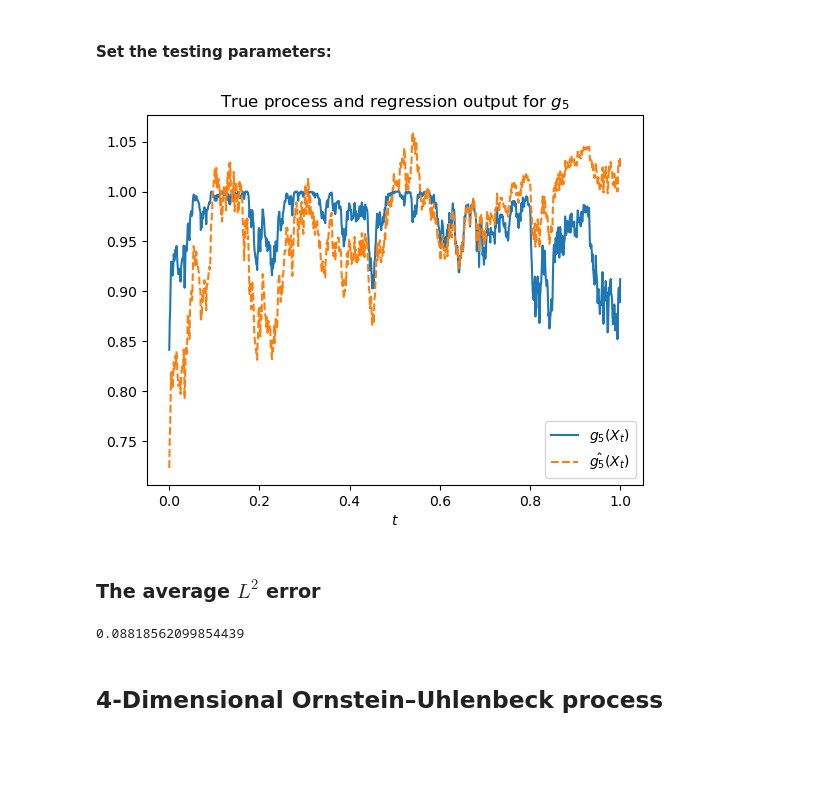
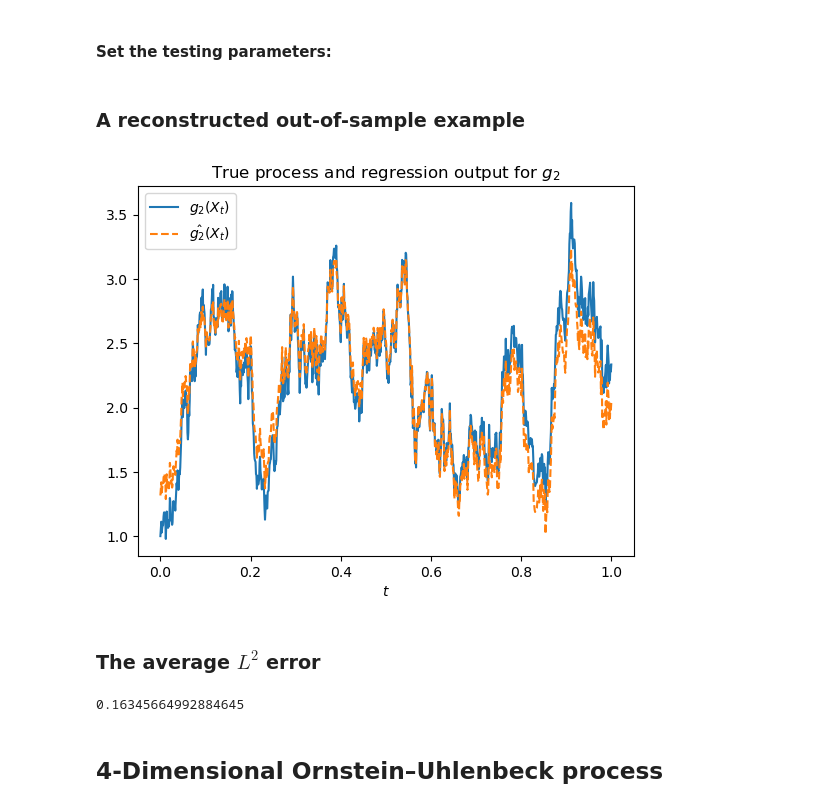
Before and after one commit to vdrvar/signature_randomization_differential-equations, a Jupyter notebook: main_notebook_simulations.ipynb, the cells around one changed output. Drawn from its saved outputs; the diff is of its cells as text; code cells hidden in the pictures; blank space fills up the shorter version.

```diff
--- a/main_notebook_simulations.ipynb
+++ b/main_notebook_simulations.ipynb
@@ -253,7 +253,7 @@ Finally, we simulate new, unseen $N_{test}$ samples and compare the values of $g
 # %% [markdown]
 #### Set the target function:
 # %%
-target_func = g5
+target_func = g2
 # %% [markdown]
 #### Set the training parameters:
 # %%
@@ -331,21 +331,23 @@ for i_test in range(n_test):
     target = target_func(Y)
     Y_pred_3 = model3.predict(Z)
     error_list.append(np.linalg.norm(target-Y_pred_3)/np.linalg.norm(target))
+# %% [markdown]
+### A reconstructed out-of-sample example
 # %%
 plt.plot(x_axis, target)
 plt.plot(x_axis, Y_pred_3, '--')
-plt.title("True process and regression output for $g_5$")
+plt.title("True process and regression output for $g_2$")
 plt.xlabel("$t$")
-plt.gca().legend(('$g_5(X_t)$','$\hat{g_5}(X_t)$'))
+plt.gca().legend(('$g_2(X_t)$','$\hat{g_2}(X_t)$'))
 plt.show()
 # %% [output]
-[figure, old version]
+[figure, new version]
 # %% [markdown]
 ### The average $L^2$ error
 # %%
 np.mean(error_list)
 # %% [output]
-0.08818562099854439
+0.16345664992884645
 # %% [markdown]
 ## 4-Dimensional Ornstein–Uhlenbeck process
 # %% [markdown]
```
Also changed, not shown: parts of 24 cells of this notebook.
